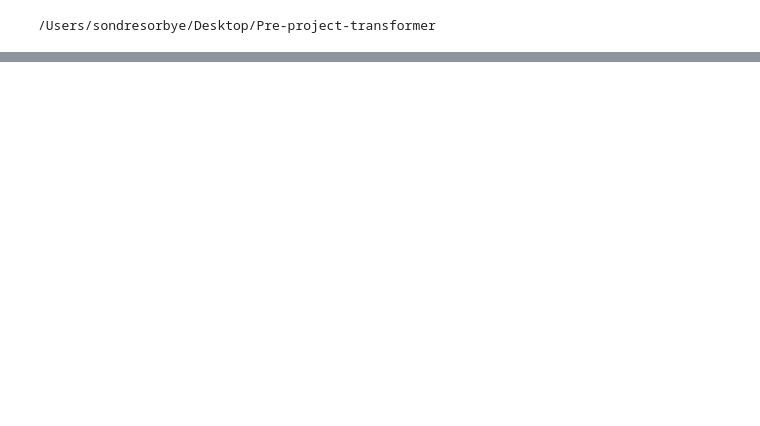
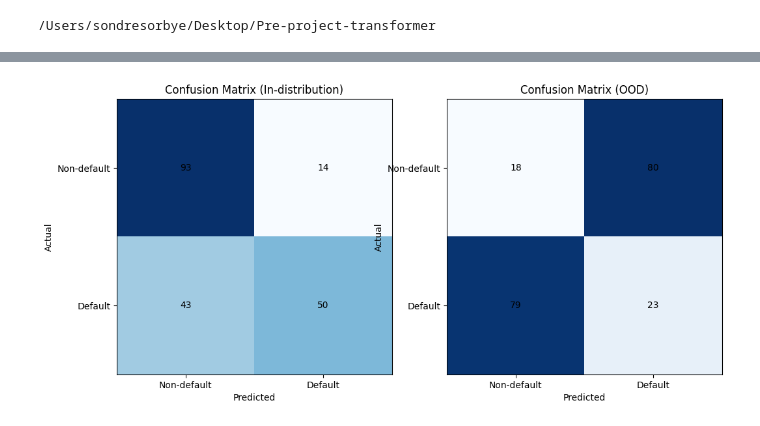
Before and after one commit to JonahNiklas/Pre-project-transformer, a Jupyter notebook: p2p_lending/create_dummy_dataset.ipynb, the cells around one changed output, grey strips where cells are left out. Cells and saved outputs as stored; diff of their text form; code cells hidden in the pictures; blank space fills up the shorter version.

```diff
--- a/p2p_lending/create_dummy_dataset.ipynb
+++ b/p2p_lending/create_dummy_dataset.ipynb
@@ -67,6 +69,4 @@ print(os.getcwd())
 # %%
-
-
 import numpy as np
 import pandas as pd
 from sklearn.model_selection import train_test_split
@@ -86,18 +86,22 @@ from p2p_lending.utils.dataset import (
 from p2p_lending.models.deep_feed_forward_model import DeepFeedForwardModel
 
 # Load datasets
-data = pd.read_csv('p2p_lending/data/dummy_p2p_lending_dataset.csv')
-ood_data = pd.read_csv('p2p_lending/data/dummy_p2p_lending_ood_dataset.csv')
+data = pd.read_csv("p2p_lending/data/dummy_p2p_lending_dataset.csv")
+ood_data = pd.read_csv("p2p_lending/data/dummy_p2p_lending_ood_dataset.csv")
 
-data, ood_data, _ = normalize(data, ood_data, ood_data, ['credit_score', 'income', 'loan_income_ratio'])
+data, ood_data, _, scaler = normalize(
+    data, ood_data, ood_data, ["credit_score", "income", "loan_income_ratio"]
+)
 
 # Preprocess data
-X = data[['credit_score', 'income', 'loan_income_ratio']].values
-y = data['loan_status'].values
-X_ood = ood_data[['credit_score', 'income', 'loan_income_ratio']].values
-y_ood = ood_data['loan_status'].values
+X = data[["credit_score", "income", "loan_income_ratio"]].values
+y = data["loan_status"].values
+X_ood = ood_data[["credit_score", "income", "loan_income_ratio"]].values
+y_ood = ood_data["loan_status"].values
 
-X_train, X_test, y_train, y_test = train_test_split(X, y, test_size=0.2, random_state=42)
+X_train, X_test, y_train, y_test = train_test_split(
+    X, y, test_size=0.2, random_state=42
+)
 
 # Convert to PyTorch tensors
 X_train = torch.tensor(X_train, dtype=torch.float32)
@@ -106,6 +110,7 @@ X_test = torch.tensor(X_test, dtype=torch.float32)
 y_test = torch.tensor(y_test, dtype=torch.float32).unsqueeze(1)
 X_ood = torch.tensor(X_ood, dtype=torch.float32)
 y_ood = torch.tensor(y_ood, dtype=torch.float32).unsqueeze(1)
+
 
 # Define neural network model with MC Dropout
 class MCDropoutModel(nn.Module):
@@ -123,17 +128,20 @@ class MCDropoutModel(nn.Module):
         x = torch.relu(self.fc2(x))
         x = self.dropout2(x)
         x = self.fc3(x)
-        x = torch.sigmoid(x)
+        #x = torch.sigmoid(x)
         return x
 
-model = DeepFeedForwardModel(X_train.shape[1], 1)
+
+model = MCDropoutModel()
 criterion = nn.MSELoss()
 optimizer = optim.Adam(model.parameters(), lr=0.001)
 
 # Train the model
 num_epochs = 50
 batch_size = 32
-train_loader = DataLoader(TensorDataset(X_train, y_train), batch_size=batch_size, shuffle=True)
+train_loader = DataLoader(
+    TensorDataset(X_train, y_train), batch_size=batch_size, shuffle=True
+)
 
 model.train()
 for epoch in range(num_epochs):
@@ -144,13 +152,15 @@ for epoch in range(num_epochs):
         loss.backward()
         optimizer.step()
     if (epoch + 1) % 10 == 0:
-        print(f'Epoch [{epoch+1}/{num_epochs}], Loss: {loss.item():.4f}')
+        print(f"Epoch [{epoch+1}/{num_epochs}], Loss: {loss.item():.4f}")
+
 
 # Function to get MC Dropout predictions
 def mc_dropout_predictions(model, X, n_samples=100):
     model.train()  # Ensure dropout is enabled
     predictions = np.array([model(X).detach().numpy() for _ in range(n_samples)])
     return predictions
+
 
 # Evaluate model on in-distribution data
 model.eval()
@@ -175,23 +185,67 @@ epistemic_uncertainty = np.var(mc_preds, axis=0)
 epistemic_uncertainty_ood = np.var(mc_preds_ood, axis=0)
 
 # Convert pred to binary
-#y_pred = (y_pred > 0.5).astype(int)
-#y_pred_ood = (y_pred_ood > 0.5).astype(int)
+# y_pred = (y_pred > 0.5).astype(int)
+# y_pred_ood = (y_pred_ood > 0.5).astype(int)
 
 # Calculate error
+print("y_pred mean", y_pred.mean())
+print("y_pred_ood mean", y_pred_ood.mean())
+
+
 errors = np.abs(y_test.squeeze().numpy() - y_pred)
 errors_ood = np.abs(y_ood.squeeze().numpy() - y_pred_ood)
 
 epistemic_uncertainty = epistemic_uncertainty.ravel()
 epistemic_uncertainty_ood = epistemic_uncertainty_ood.ravel()
 
-print("Average epistemic uncertainty (in-distribution):", np.mean(epistemic_uncertainty))
+print(
+    "Average epistemic uncertainty (in-distribution):", np.mean(epistemic_uncertainty)
+)
 print("Average epistemic uncertainty (OOD):", np.mean(epistemic_uncertainty_ood))
 
 # Calculate correlation between uncertainty and error
 epistemic_error_correlation = np.corrcoef(epistemic_uncertainty, errors)[0, 1]
-epistemic_error_correlation_ood = np.corrcoef(epistemic_uncertainty_ood, errors_ood)[0, 1]
+epistemic_error_correlation_ood = np.corrcoef(epistemic_uncertainty_ood, errors_ood)[
+    0, 1
+]
 
-print(f"Epistemic error correlation (in-distribution): {epistemic_error_correlation:.4f}")
+print(
+    f"Epistemic error correlation (in-distribution): {epistemic_error_correlation:.4f}"
+)
 print(f"Epistemic error correlation (OOD): {epistemic_error_correlation_ood:.4f}")
+
+# Confusion matrix
+y_pred = (y_pred > 0.5).astype(int)
+y_pred_ood = (y_pred_ood > 0.5).astype(int)
+
+from sklearn.metrics import confusion_matrix
+import matplotlib.pyplot as plt
+
+cm = confusion_matrix(y_test, y_pred)
+cm_ood = confusion_matrix(y_ood, y_pred_ood)
+
+fig, ax = plt.subplots(1, 2, figsize=(12, 6))
+ax[0].imshow(cm, cmap="Blues", interpolation="nearest")
+ax[0].set_title("Confusion Matrix (In-distribution)")
+ax[0].set_xlabel("Predicted")
+ax[0].set_ylabel("Actual")
+ax[0].set_xticks([0, 1])
+ax[0].set_yticks([0, 1])
+ax[0].set_xticklabels(["Non-default", "Default"])
+ax[0].set_yticklabels(["Non-default", "Default"])
+for i in range(2):
+    for j in range(2):
+        ax[0].text(j, i, cm[i, j], ha="center", va="center", color="black")
+ax[1].imshow(cm_ood, cmap="Blues", interpolation="nearest")
+ax[1].set_title("Confusion Matrix (OOD)")
+ax[1].set_xlabel("Predicted")
+ax[1].set_ylabel("Actual")
+ax[1].set_xticks([0, 1])
+ax[1].set_yticks([0, 1])
+ax[1].set_xticklabels(["Non-default", "Default"])
+ax[1].set_yticklabels(["Non-default", "Default"])
+for i in range(2):
+    for j in range(2):
+        ax[1].text(j, i, cm_ood[i, j], ha="center", va="center", color="black")
 # %% [output]
@@ -209,3 +265,4 @@ Epistemic error correlation (OOD): 0.7320
+[figure, added]
 # %% [markdown]
 # Results
 
```
Also changed, not shown: parts of 5 cells of this notebook, 3 other files.
